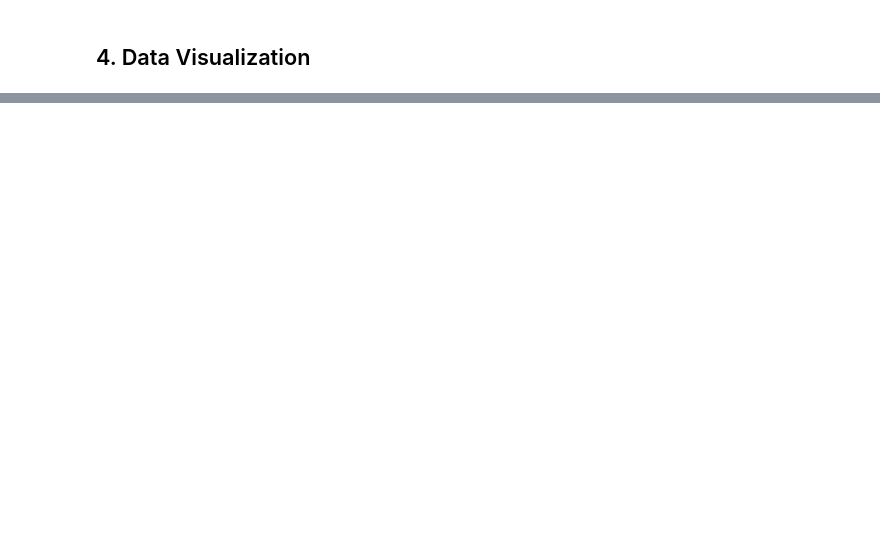
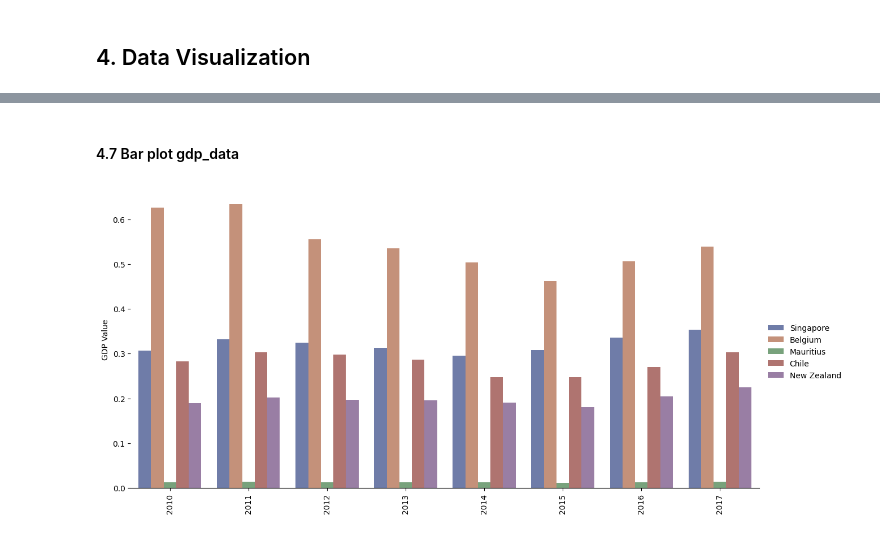
Before and after one commit to arumkinanthi/nimas-sekararum-kinanthi_mini-project_de, a Jupyter notebook: etl.ipynb, the cells around one changed output, grey strips where cells are left out. Drawn from its saved outputs; the diff is of its cells as text; code cells hidden in the pictures; blank space fills up the shorter version.

```diff
--- a/etl.ipynb
+++ b/etl.ipynb
@@ -1343,0 +1583,25 @@ Data berhasil dimasukkan ke dalam tabel world_bank.
+# %% [markdown]
+#### 4.7 Bar plot gdp_data
+# %%
+neighborhood = ['"Bahamas, The"', 'Belgium', 'Singapore', 'New Zealand', 'Chile', 'Mauritius']
+filtered_df5 = scaled_gdp_data_melted[scaled_gdp_data_melted['Country Name'].isin(neighborhood)]
+year = ['2010', '2011', '2012', '2013', '2014', '2015', '2016', '2017']
+filtered_df5 = filtered_df5[filtered_df5['Year'].isin(year)]
+filtered_df5 = filtered_df5.sort_values(by='Year')
+
+# sns.set_theme(rc={'figure.figsize':(20, 8)})
+g = sns.catplot(
+    data=filtered_df5, kind="bar",
+    x="Year", y="Value", hue="Country Name",
+    errorbar="sd", palette="dark", alpha=.6, height=6, aspect=2
+)
+g.despine(left=True)
+g.set_axis_labels("", "GDP Value")
+g.legend.set_title("")
+plt.xticks(rotation=90)
+plt.show()
+
+# sns.scatterplot(x="Year", y="Value", data=filtered_df5, hue="Country Name")
+# plt.title("")
+# %% [output]
+[figure, added]
```
Also changed, not shown: parts of 30 cells of this notebook, 2 other files.
